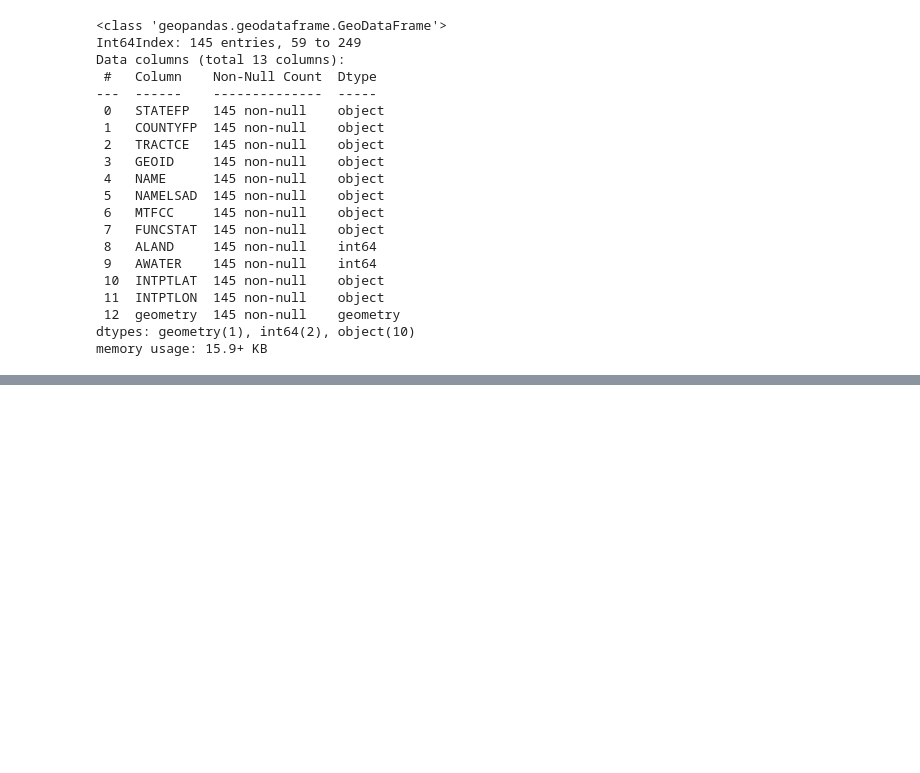
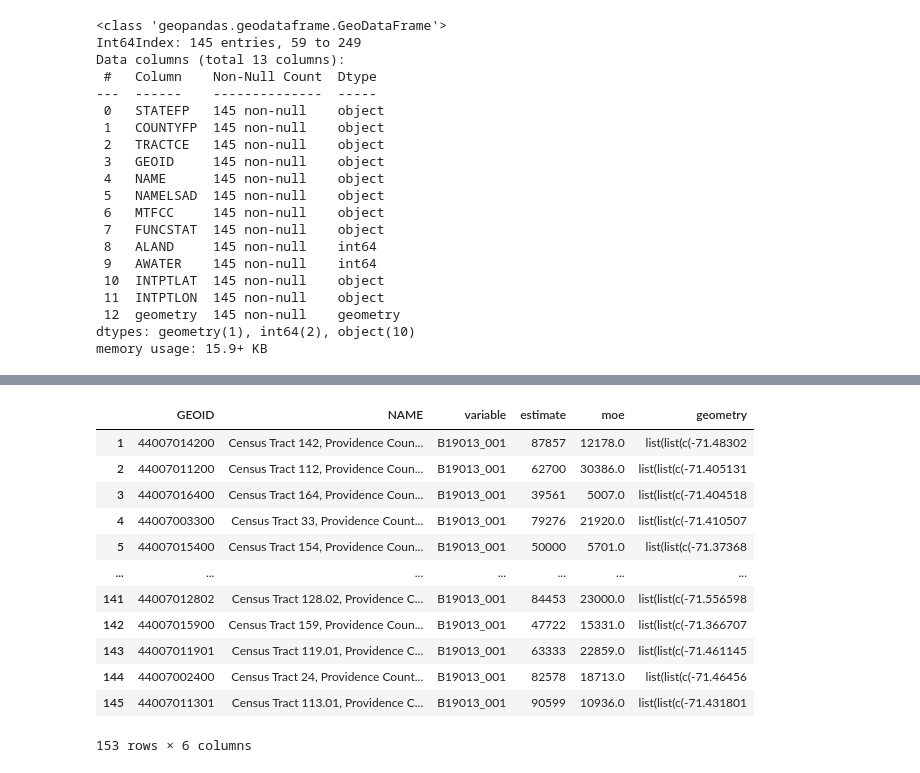
Before and after one commit to maminian/pvd-vendors, a Jupyter notebook: Untitled.ipynb, the cells around one changed output, grey strips where cells are left out. Drawn from its saved outputs; the diff is of its cells as text; code cells hidden in the pictures; blank space fills up the shorter version.

```diff
--- a/Untitled.ipynb
+++ b/Untitled.ipynb
@@ -189,0 +183,16 @@ inc
+# %%
+income
+# %% [output]
+|  | GEOID | NAME | variable | estimate | moe | geometry |
+| 1 | 44007014200 | Census Tract 142, Providence Coun... | B19013_001 | 87857 | 12178.0 | list(list(c(-71.48302 |
+| 2 | 44007011200 | Census Tract 112, Providence Coun... | B19013_001 | 62700 | 30386.0 | list(list(c(-71.405131 |
+| 3 | 44007016400 | Census Tract 164, Providence Coun... | B19013_001 | 39561 | 5007.0 | list(list(c(-71.404518 |
+| 4 | 44007003300 | Census Tract 33, Providence Count... | B19013_001 | 79276 | 21920.0 | list(list(c(-71.410507 |
+| 5 | 44007015400 | Census Tract 154, Providence Coun... | B19013_001 | 50000 | 5701.0 | list(list(c(-71.37368 |
+| ... | ... | ... | ... | ... | ... | ... |
+| 141 | 44007012802 | Census Tract 128.02, Providence C... | B19013_001 | 84453 | 23000.0 | list(list(c(-71.556598 |
+| 142 | 44007015900 | Census Tract 159, Providence Coun... | B19013_001 | 47722 | 15331.0 | list(list(c(-71.366707 |
+| 143 | 44007011901 | Census Tract 119.01, Providence C... | B19013_001 | 63333 | 22859.0 | list(list(c(-71.461145 |
+| 144 | 44007002400 | Census Tract 24, Providence Count... | B19013_001 | 82578 | 18713.0 | list(list(c(-71.46456 |
+| 145 | 44007011301 | Census Tract 113.01, Providence C... | B19013_001 | 90599 | 10936.0 | list(list(c(-71.431801 |
+153 rows × 6 columns
```
Also changed, not shown: parts of 9 cells of this notebook.
